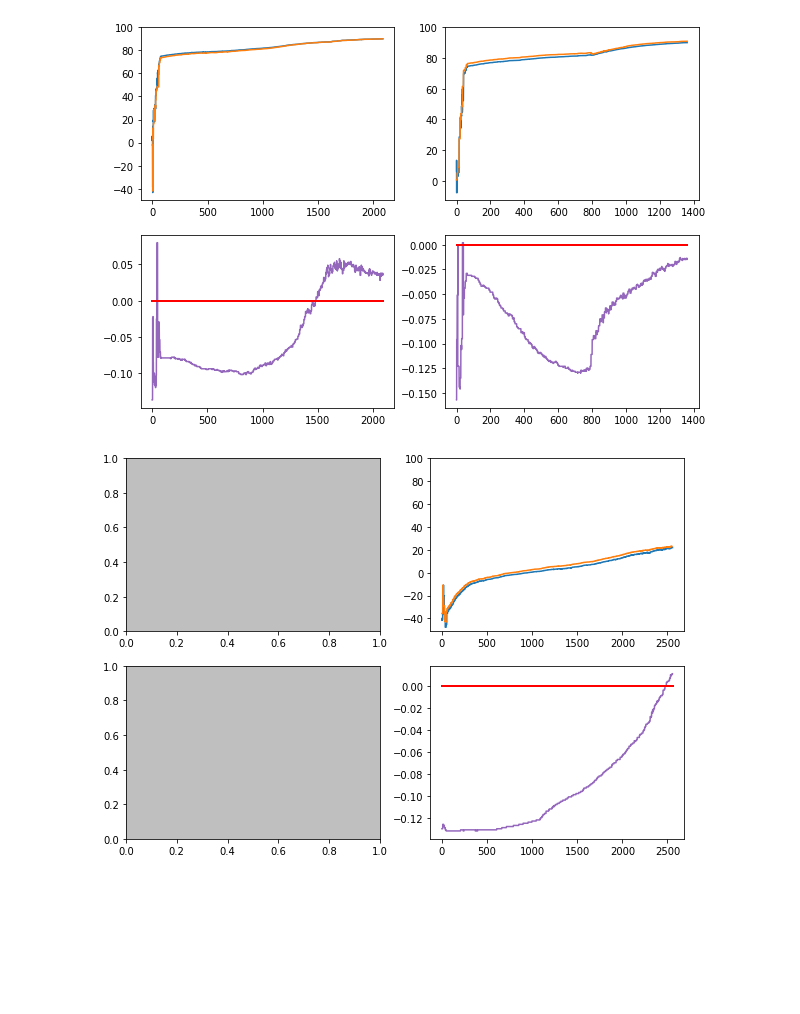
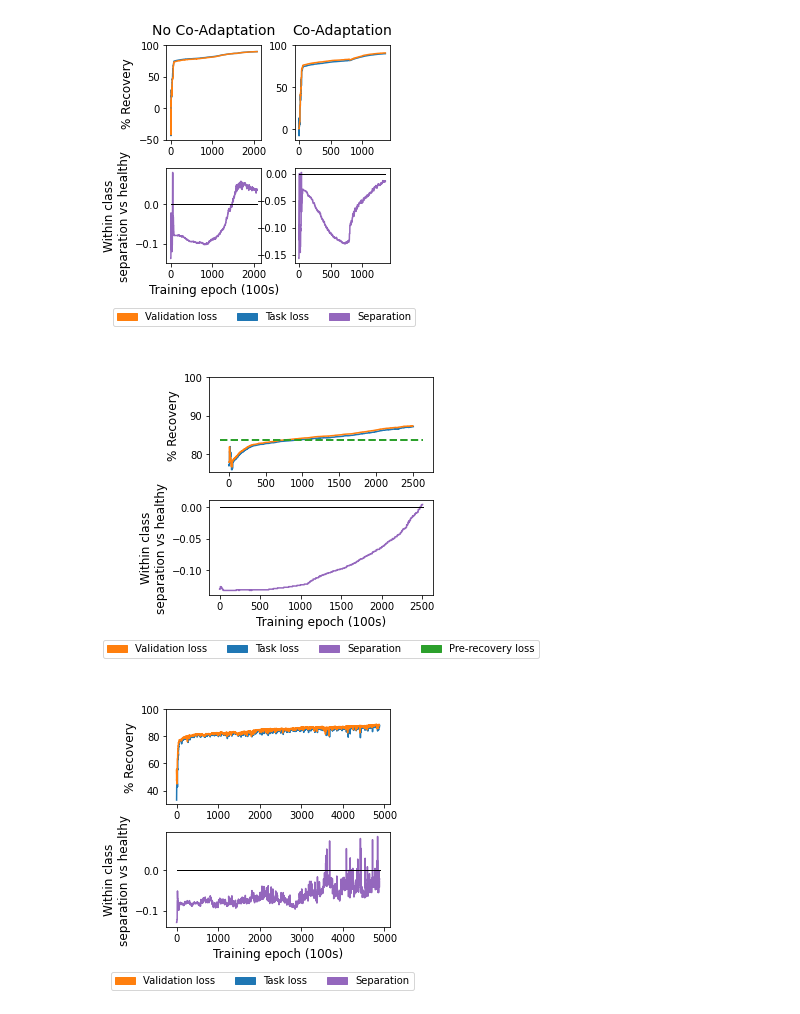
Before and after one commit to mmattb/coproc-poc, a Jupyter notebook: analyze_results.ipynb, the cells around one changed output. Cells and saved outputs as stored; diff of their text form; code cells hidden in the pictures; blank space fills up the shorter version.

```diff
--- a/analyze_results.ipynb
+++ b/analyze_results.ipynb
@@ -40,7 +45,7 @@ PATH_PRERECOV_COADAPT = "models/gaussian20.1.75_connectionsIdxs[(1, 2, 0, 1), (0
 # * Go no longer than 250000 epochs, so we have a hard stop
 # * If the pct change in task loss b/w two consecutive 500 epoch windows is <0.01%, then stop
 
-def apply_policy(recs):
+def apply_policy(recs, max_run_len=250000):
     orig_min_loss = 100
     orig_min_val_loss = 100
     min_loss = 100
@@ -69,7 +74,7 @@ def apply_policy(recs):
         if tlv < orig_min_val_loss:
             orig_min_val_loss = tlv
 
-        if (orig_run_length) >= 250000:
+        if max_run_len and (orig_run_length) >= max_run_len:
             found_thresh = True
 
         if not found_thresh:
@@ -126,12 +131,16 @@ def loss_eq_from_hist(task_loss_recs, pct_recov_recs):
 
     return recover_pct_loss_eq(tl1, pr1, tl2, pr2)
 
-def graph_results(root_path, fig, axs_loss, axs_sep, healthy_loss, lesioned_loss):
+def graph_results(root_path, fig, axs_loss, axs_sep, healthy_loss, lesioned_loss, apply_stopping_condition=True):
     log_path = os.path.join(root_path, "log")
 
     recs = json.load(open(log_path, "r"))
 
-    run_length, _, _, _, _, _ = apply_policy(recs)
+    if apply_stopping_condition:
+        run_length, _, _, _, _, _ = apply_policy(recs)
+    else:
+        run_length = len(recs)
+
 
     pct_recov = []
     task_loss = []
@@ -178,4 +187,6 @@ def graph_results(root_path, fig, axs_loss, axs_sep, healthy_loss, lesioned_loss
     axs_loss.set_ylim(ylim)
 
     axs_sep.plot([eidx / EPOCH_SCALAR for eidx in range(len(sep))], sep, color="tab:purple", label="separation")
-    axs_sep.plot([0, epoch_count / EPOCH_SCALAR], [0.0, 0.0], color='r', linestyle='-', linewidth=2)
+    axs_sep.plot([0, epoch_count / EPOCH_SCALAR], [0.0, 0.0], color='black', linestyle='-', linewidth=1)
+
+    return pct_recov, pct_recov_val, sep
@@ -207,26 +295,60 @@ plt.show()
 # %%
-fig,axs = plt.subplots(2,2, figsize=(10, 7))
+fig = plt.figure(figsize=(4, 4))
+outer = gridspec.GridSpec(1, 1)
 
-graph_results(PATH_CON_NO_COADAPT, fig, axs[0, 0], axs[1, 0], 0.00056639, 0.02071923)
-graph_results(PATH_CON_COADAPT, fig, axs[0, 1], axs[1, 1], 0.00056639, 0.02071923)
+axs_loss1, axs_sep1, axs_loss2, axs_sep2 = graph_dual(PATH_CON_NO_COADAPT, PATH_CON_COADAPT,
+                                                     0.00056639, 0.02071923, "F5<->M1 Connection\nLesion",
+                                                     fig, outer[0])
+
+plt.savefig('paper/figs/training_results_con.png', format='png', dpi=300, bbox_inches='tight')
 
 plt.show()
 
 # Conclusion: recovery is steady after an initial rapid improvement
 # Conclusion: initially the structure of the problem (i.e. hold) is learned, followed by object differentiation
 # %% [output]
-[figure, old version]
+[figure, new version]
 # %%
-fig,axs = plt.subplots(2,2, figsize=(10, 7))
+fig = plt.figure(figsize=(4, 4))
+outer = gridspec.GridSpec(1, 1)
 
-graph_results(PATH_PRERECOV_COADAPT, fig, axs[0, 1], axs[1, 1], 0.00056639, 0.00383386)
+axs_loss, axs_sep = graph_single(PATH_PRERECOV_COADAPT, 0.00056639, 0.02071923, "Connection Lesion\nw/Recovery",
+                                 fig, outer[0])
 
-axs[0, 0].patch.set_facecolor('0.75')
-axs[1, 0].patch.set_facecolor('0.75')
+prerecov_pct = (1 - (0.00383386 - 0.00056639) / (0.02071923 - 0.00056639)) * 100.0
+axs_loss.plot(axs_loss.get_xlim(), [prerecov_pct, prerecov_pct], color='tab:green', linestyle='--', linewidth=2)
+
+orange_patch = mpatches.Patch(color='tab:orange', label='Validation loss')
+blue_patch = mpatches.Patch(color='tab:blue', label='Task loss')
+purple_patch = mpatches.Patch(color='tab:purple', label='Separation')
+green_patch = mpatches.Patch(color='tab:green', label='Pre-recovery loss')
+plt.legend(handles=[orange_patch, blue_patch, purple_patch, green_patch], loc="lower center",
+           bbox_to_anchor=(0.5, -0.72), ncol=4)
+
+plt.savefig('paper/figs/training_results_recov.png', format='png', dpi=300, bbox_inches='tight')
 
 plt.show()
 # %% [output]
-[figure, old version]
+[figure, new version]
+# %%
+fig = plt.figure(figsize=(4, 4))
+outer = gridspec.GridSpec(1, 1)
+
+axs_loss, axs_sep = graph_single(PATH_SENSOR_DRIFT, 0.0005700110132158619, 0.02076151396694215,
+                                 "Connection Lesion\nw/Sensor Drift",
+                                 fig, outer[0], apply_stopping_condition=False)
+
+orange_patch = mpatches.Patch(color='tab:orange', label='Validation loss')
+blue_patch = mpatches.Patch(color='tab:blue', label='Task loss')
+purple_patch = mpatches.Patch(color='tab:purple', label='Separation')
+plt.legend(handles=[orange_patch, blue_patch, purple_patch], loc="lower center",
+           bbox_to_anchor=(0.43, -0.72), ncol=3)
+
+plt.savefig('paper/figs/training_results_drift.png', format='png', dpi=300, bbox_inches='tight')
+
+plt.show()
+# %% [output]
+[figure, added]
 # %%
 # Pre-load the data
 paths = [PATH_M1_NO_COADAPT, PATH_M1_COADAPT,PATH_AIP_NO_COADAPT,
```
Also changed, not shown: parts of 9 cells of this notebook, 26 other files.
